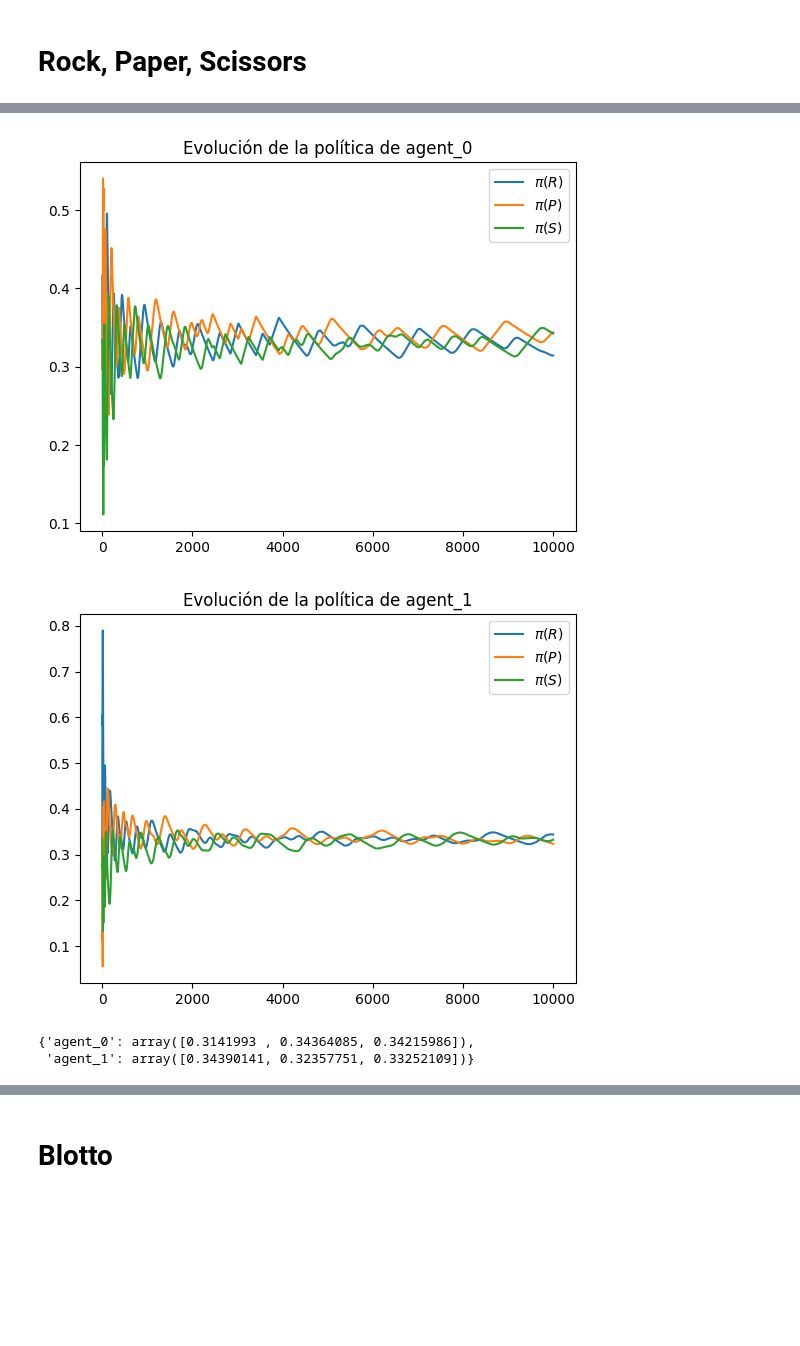
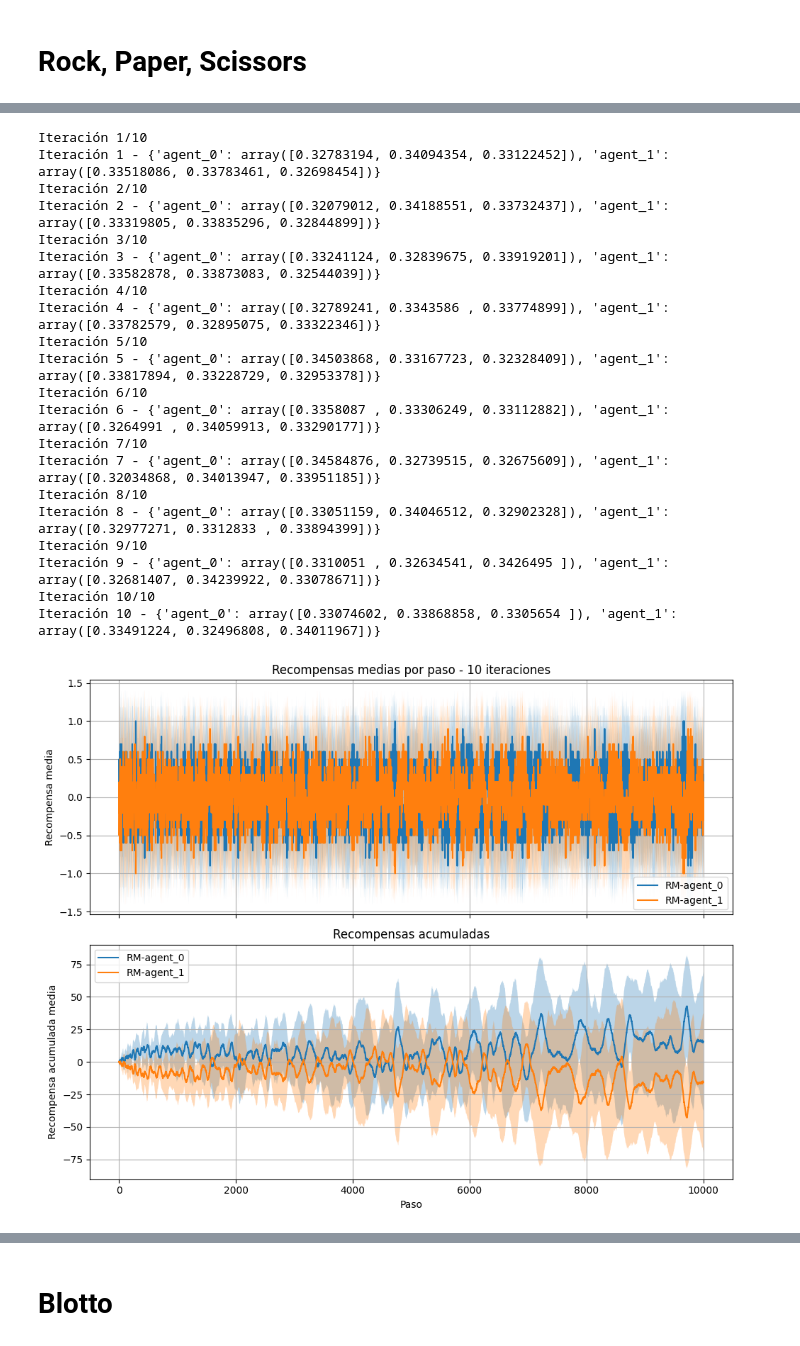
Before and after one commit to GuDuck/Simultaneous-Games, a Jupyter notebook: RM.ipynb, the cells around one changed output, grey strips where cells are left out. Saved outputs shown, nothing was run; the diff lists cells and outputs as text; code cells hidden in the pictures; blank space fills up the shorter version.

```diff
--- a/RM.ipynb
+++ b/RM.ipynb
@@ -78,15 +62,35 @@ for agent in g.agents:
-# %%
-# Evolución de las políticas de los agentes
-for agent in g.agents:
-    plt.plot(policies[agent], label = ['$\pi(R)$', '$\pi(P)$', '$\pi(S)$'])
-    plt.title(f'Evolución de la política de {agent}')
-    plt.legend()
-    plt.show()
-# %% [output]
-[figure, removed]
-[figure, removed]
-# %%
-dict(map(lambda agent: (agent, fp[agent].policy()), g.agents))
-# %% [output]
-{'agent_0': array([0.3141993 , 0.34364085, 0.34215986]),
- 'agent_1': array([0.34390141, 0.32357751, 0.33252109])}
+# %%
+# Definir juego
+g = RPS()
+
+# Definir labels
+action_labels = ['$\pi(R)$', '$\pi(P)$', '$\pi(S)$']
+
+# Definir parámetros del experimento
+NITS = 10           # Cantidad de iteraciones
+NSTEPS = int(10e3)  # Cantidad de steps por iteración
+
+# Iterar juegos
+rewards, policies = iter_game(NITS, NSTEPS, g, agent_classes, action_labels, agent_alias)
+# %% [output]
+Iteración 1/10
+Iteración 1 - {'agent_0': array([0.32783194, 0.34094354, 0.33122452]), 'agent_1': array([0.33518086, 0.33783461, 0.32698454])}
+Iteración 2/10
+Iteración 2 - {'agent_0': array([0.32079012, 0.34188551, 0.33732437]), 'agent_1': array([0.33319805, 0.33835296, 0.32844899])}
+Iteración 3/10
+Iteración 3 - {'agent_0': array([0.33241124, 0.32839675, 0.33919201]), 'agent_1': array([0.33582878, 0.33873083, 0.32544039])}
+Iteración 4/10
+Iteración 4 - {'agent_0': array([0.32789241, 0.3343586 , 0.33774899]), 'agent_1': array([0.33782579, 0.32895075, 0.33322346])}
+Iteración 5/10
+Iteración 5 - {'agent_0': array([0.34503868, 0.33167723, 0.32328409]), 'agent_1': array([0.33817894, 0.33228729, 0.32953378])}
+Iteración 6/10
+Iteración 6 - {'agent_0': array([0.3358087 , 0.33306249, 0.33112882]), 'agent_1': array([0.3264991 , 0.34059913, 0.33290177])}
+Iteración 7/10
+Iteración 7 - {'agent_0': array([0.34584876, 0.32739515, 0.32675609]), 'agent_1': array([0.32034868, 0.34013947, 0.33951185])}
+Iteración 8/10
+Iteración 8 - {'agent_0': array([0.33051159, 0.34046512, 0.32902328]), 'agent_1': array([0.32977271, 0.3312833 , 0.33894399])}
+Iteración 9/10
+Iteración 9 - {'agent_0': array([0.3310051 , 0.32634541, 0.3426495 ]), 'agent_1': array([0.32681407, 0.34239922, 0.33078671])}
+Iteración 10/10
+Iteración 10 - {'agent_0': array([0.33074602, 0.33868858, 0.3305654 ]), 'agent_1': array([0.33491224, 0.32496808, 0.34011967])}
+[figure, added]
```
Also changed, not shown: parts of 29 cells of this notebook, 14 other files.
